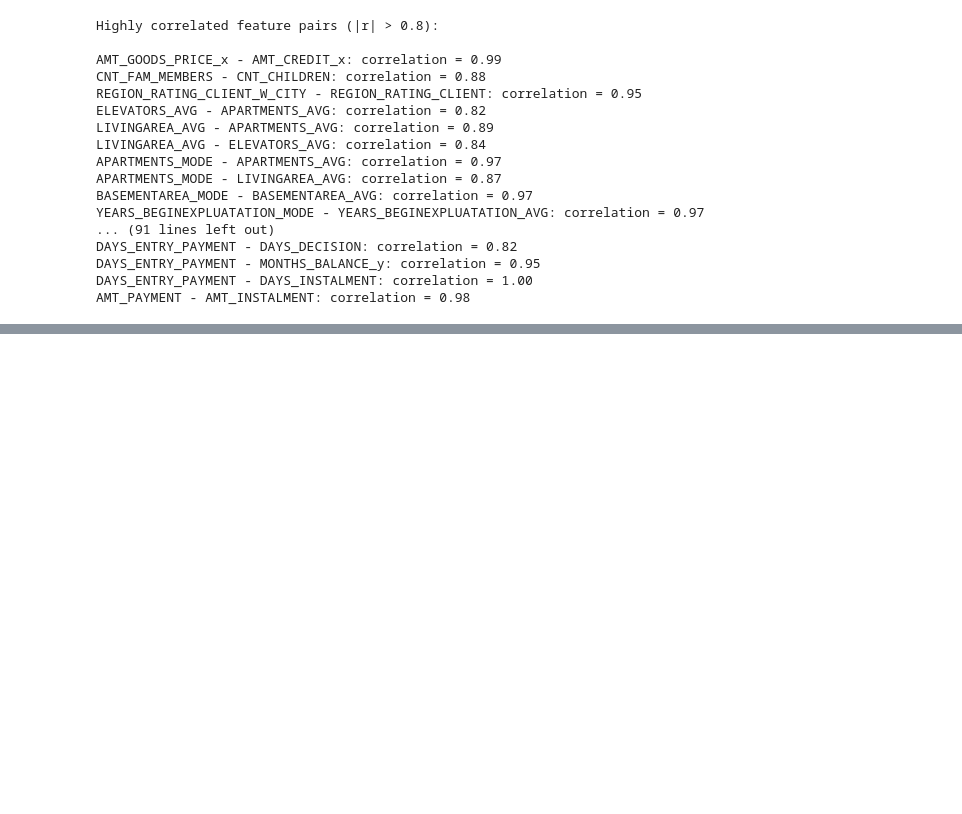
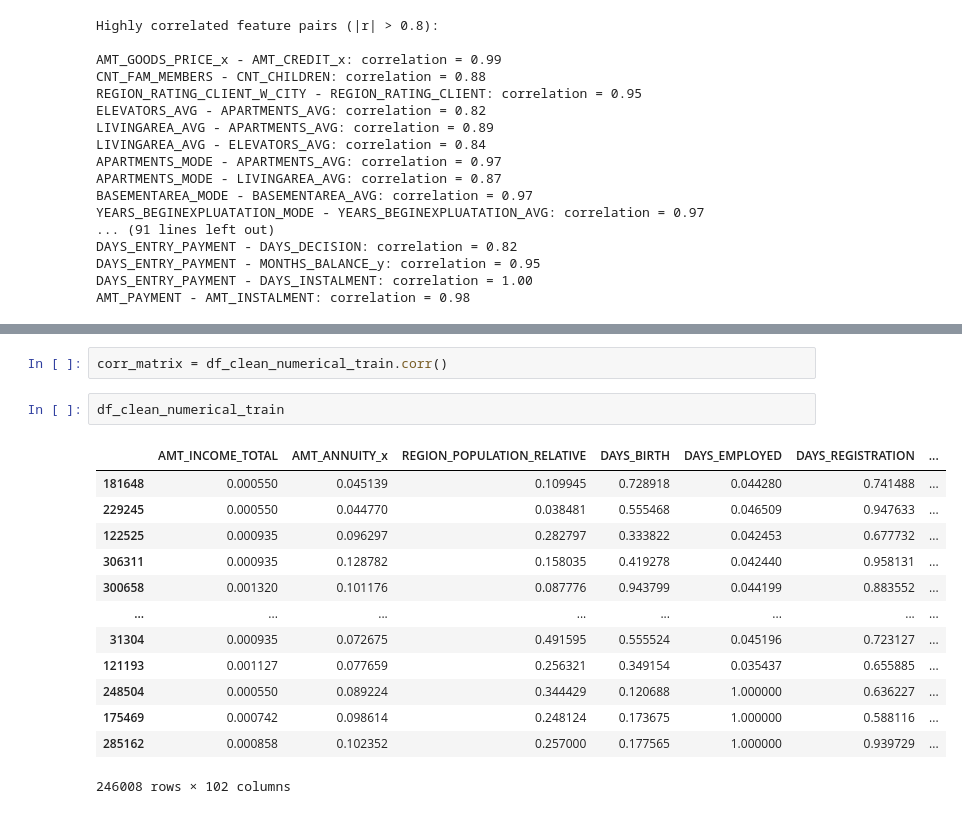
Before and after one commit to hhoow0093/IF441-B-MachineLearning-HomeCreditRisk-FinalProject, a Jupyter notebook: Home-Credit-Risk.ipynb, the cells around one changed output, grey strips where cells are left out. Saved outputs shown, nothing was run; the diff lists cells and outputs as text; blank space fills up the shorter version.

```diff
--- a/Home-Credit-Risk.ipynb
+++ b/Home-Credit-Risk.ipynb
@@ -448,0 +485,18 @@ NameError: name 'df_numerical_train' is not defined
+# %%
+corr_matrix = df_clean_numerical_train.corr()
+# %%
+df_clean_numerical_train
+# %% [output]
+|  | AMT_INCOME_TOTAL | AMT_ANNUITY_x | REGION_POPULATION_RELATIVE | DAYS_BIRTH | DAYS_EMPLOYED | DAYS_REGISTRATION | ... |
+| 181648 | 0.000550 | 0.045139 | 0.109945 | 0.728918 | 0.044280 | 0.741488 | ... |
+| 229245 | 0.000550 | 0.044770 | 0.038481 | 0.555468 | 0.046509 | 0.947633 | ... |
+| 122525 | 0.000935 | 0.096297 | 0.282797 | 0.333822 | 0.042453 | 0.677732 | ... |
+| 306311 | 0.000935 | 0.128782 | 0.158035 | 0.419278 | 0.042440 | 0.958131 | ... |
+| 300658 | 0.001320 | 0.101176 | 0.087776 | 0.943799 | 0.044199 | 0.883552 | ... |
+| ... | ... | ... | ... | ... | ... | ... | ... |
+| 31304 | 0.000935 | 0.072675 | 0.491595 | 0.555524 | 0.045196 | 0.723127 | ... |
+| 121193 | 0.001127 | 0.077659 | 0.256321 | 0.349154 | 0.035437 | 0.655885 | ... |
+| 248504 | 0.000550 | 0.089224 | 0.344429 | 0.120688 | 1.000000 | 0.636227 | ... |
+| 175469 | 0.000742 | 0.098614 | 0.248124 | 0.173675 | 1.000000 | 0.588116 | ... |
+| 285162 | 0.000858 | 0.102352 | 0.257000 | 0.177565 | 1.000000 | 0.939729 | ... |
+246008 rows × 102 columns
```
Also changed, not shown: parts of 28 cells of this notebook, 1 other file.
